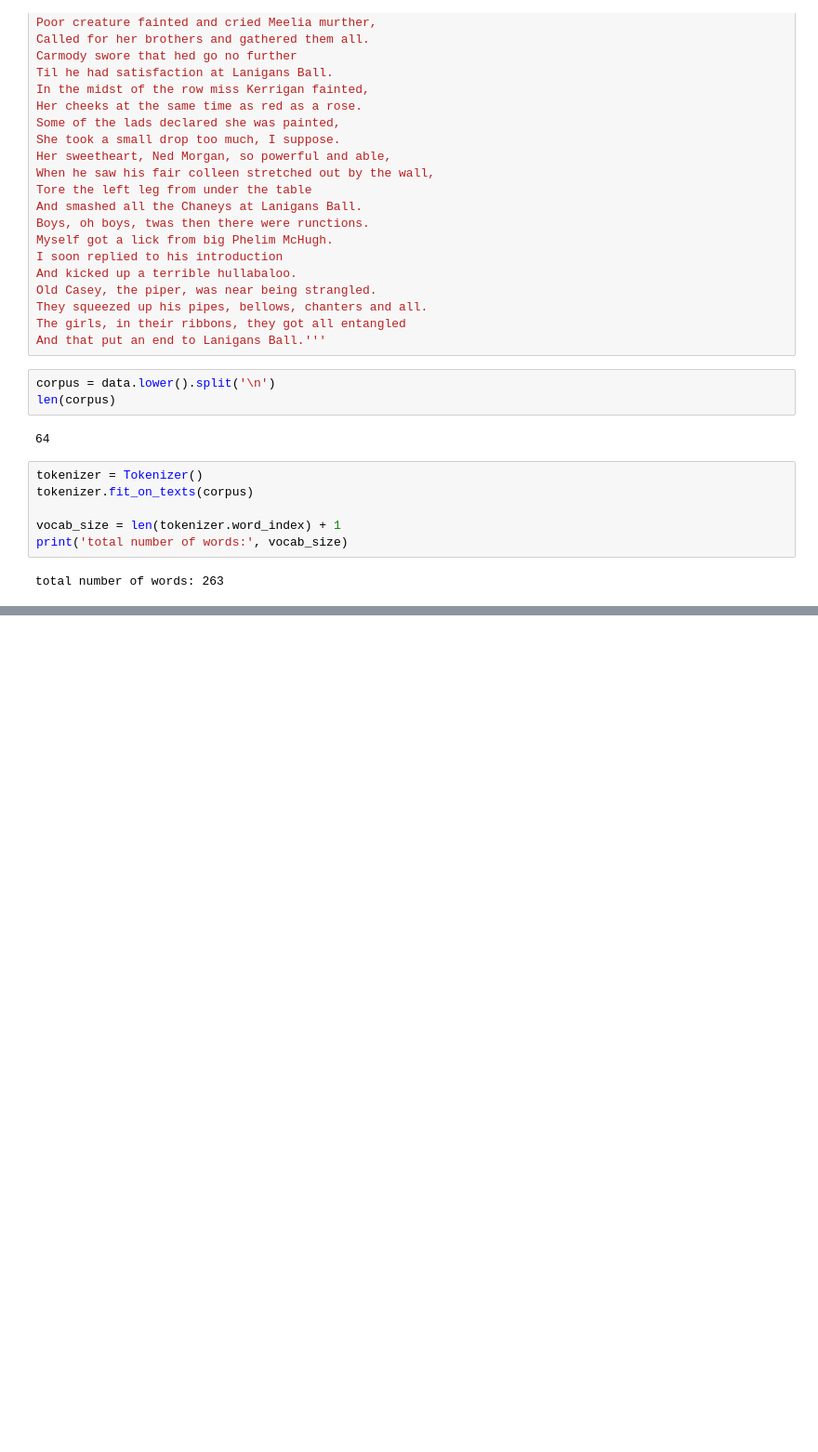
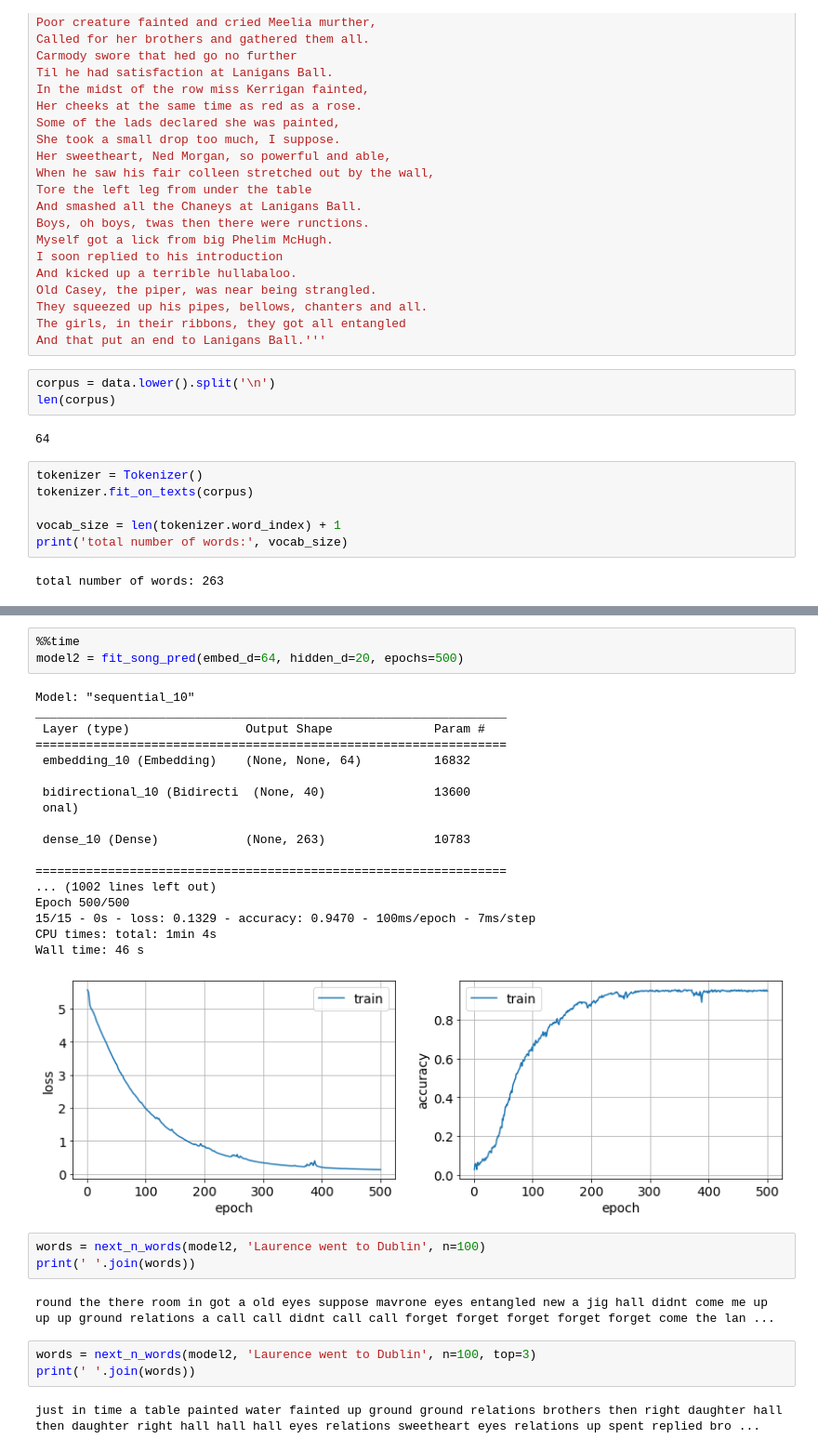
Before and after one commit to linjing-gz-gd/coursera-tensorflow-cert, a Jupyter notebook: C3-W4-song-pred.ipynb, the cells around one changed output, grey strips where cells are left out. Shown: that part at 93% size. Cells and saved outputs as stored; diff of their text form; blank space fills up the shorter version.

```diff
--- a/C3-W4-song-pred.ipynb
+++ b/C3-W4-song-pred.ipynb
@@ -105,0 +177,32 @@ trn_lb = keras.utils.to_categorical(trn_lb, num_classes=vocab_size)
+# %%
+%%time
+model2 = fit_song_pred(embed_d=64, hidden_d=20, epochs=500)
+# %% [output]
+Model: "sequential_10"
+_________________________________________________________________
+ Layer (type)                Output Shape              Param #
+=================================================================
+ embedding_10 (Embedding)    (None, None, 64)          16832
+
+ bidirectional_10 (Bidirecti  (None, 40)               13600
+ onal)
+
+ dense_10 (Dense)            (None, 263)               10783
+
+=================================================================
+... (1002 lines left out)
+Epoch 500/500
+15/15 - 0s - loss: 0.1329 - accuracy: 0.9470 - 100ms/epoch - 7ms/step
+CPU times: total: 1min 4s
+Wall time: 46 s
+[figure, added]
+# %%
+words = next_n_words(model2, 'Laurence went to Dublin', n=100)
+print(' '.join(words))
+# %% [output]
+round the there room in got a old eyes suppose mavrone eyes entangled new a jig hall didnt come me up up up ground relations a call call didnt call call forget forget forget forget forget come the lan ...
+# %%
+words = next_n_words(model2, 'Laurence went to Dublin', n=100, top=3)
+print(' '.join(words))
+# %% [output]
+just in time a table painted water fainted up ground ground relations brothers then right daughter hall then daughter right hall hall hall eyes relations sweetheart eyes relations up spent replied bro ...
```
Also changed, not shown: parts of 7 cells of this notebook, 2 other files.
